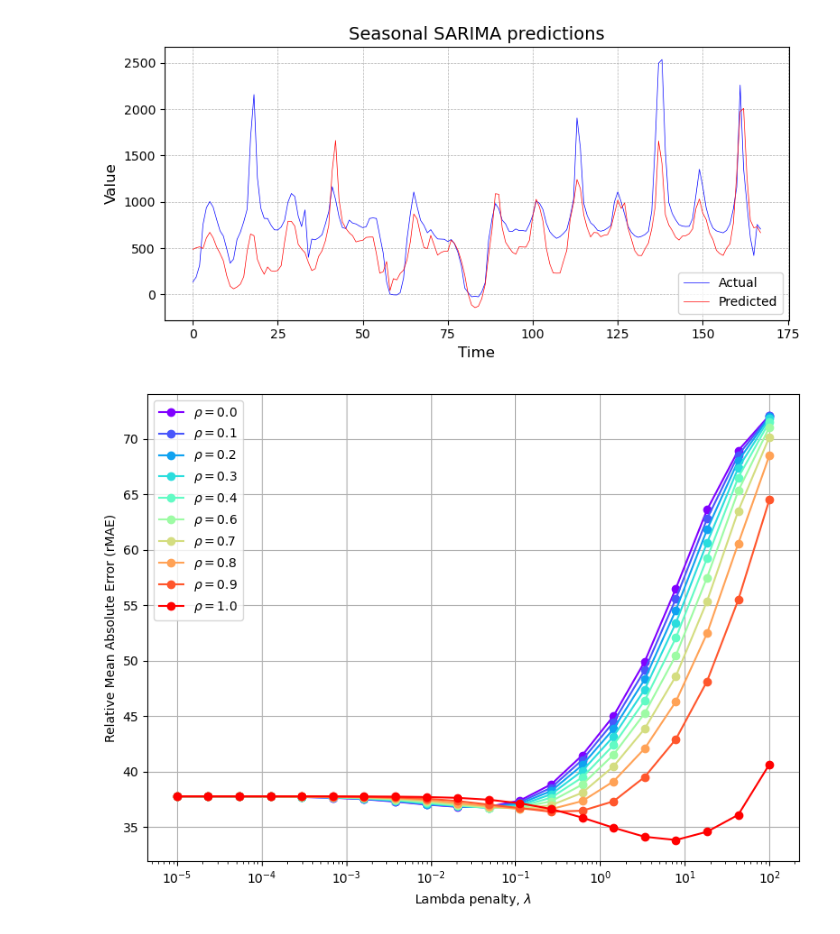
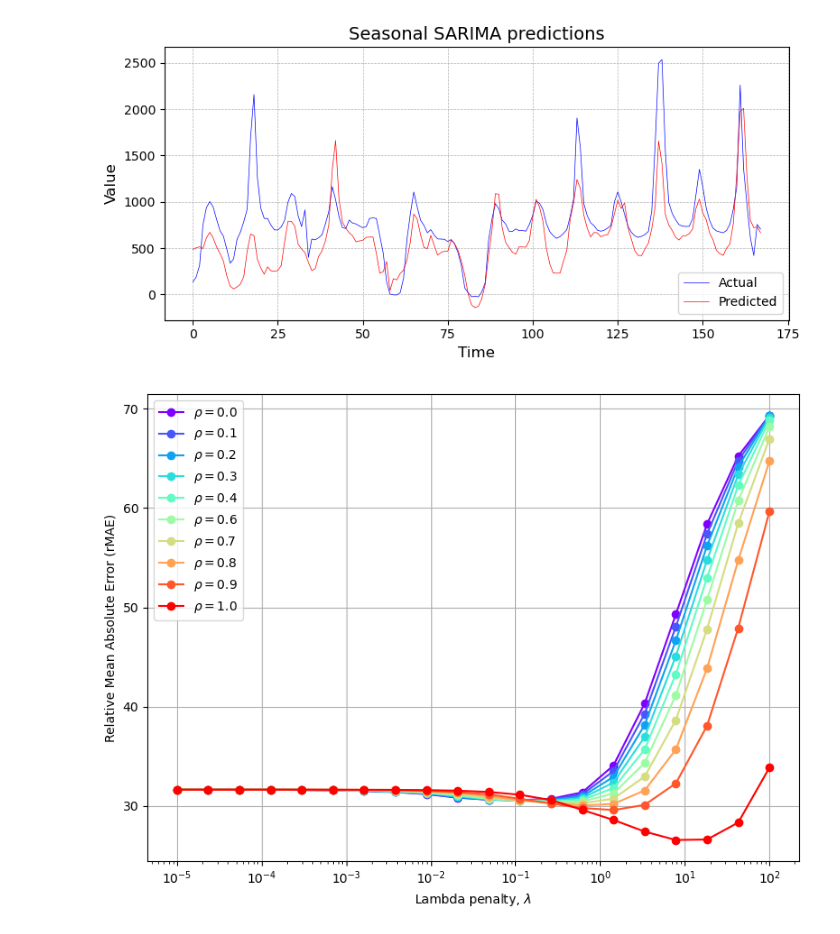
Before and after one commit to peterravn/Seminar-Adv-Finance, a Jupyter notebook: 6. Ridge and lasso.ipynb, the cells around one changed output. Drawn from its saved outputs; the diff is of its cells as text; code cells hidden in the pictures.

```diff
--- a/6. Ridge and lasso.ipynb
+++ b/6. Ridge and lasso.ipynb
@@ -124,23 +124,23 @@ combined_predictions_ml = pd.DataFrame(combined_predictions, columns=['Predictio
 combined_predictions_ml.to_csv('combined_predictions_ml.csv', index=False)
 # %%
 # Rainbow color map
-hour = 12
+hour = 0
 
 colors = plt.cm.rainbow(np.linspace(0, 1, len(final_mspe_dict[hour]['y'].unique())))
 
 plt.figure(figsize=(8, 6))
 for idx, y_value in enumerate(final_mspe_dict[hour]['y'].unique()):
     subset = final_mspe_dict[hour][final_mspe_dict[hour]['y'] == y_value]
     plt.plot(subset['x'], subset['rmae'], marker='o', label=r'$\rho={}$'.format(round(y_value, 1)), color=colors[idx])
 
 plt.xlabel(r'Lambda penalty, $\lambda$')
 plt.ylabel('Relative Mean Absolute Error (rMAE)')
 # plt.title('Symmetric Mean Average Prediction Error (SMAPE) for ElasticNet')
 plt.legend()
 plt.xscale('log')
 plt.grid(True)
 plt.tight_layout()
 
 plt.show()
 # %% [output]
-[figure, old version]
+[figure, new version]
```
Also changed, not shown: 1 other file.
